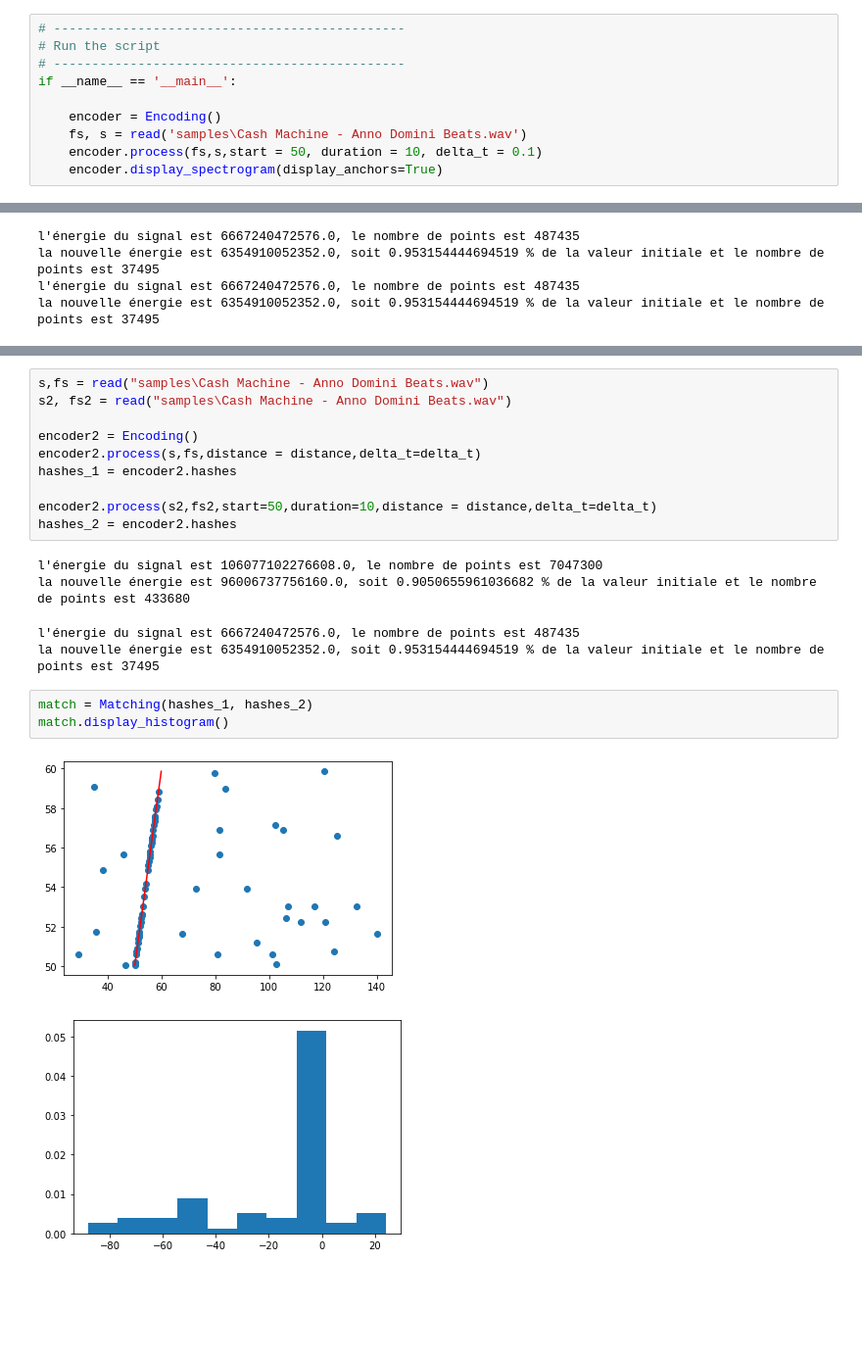
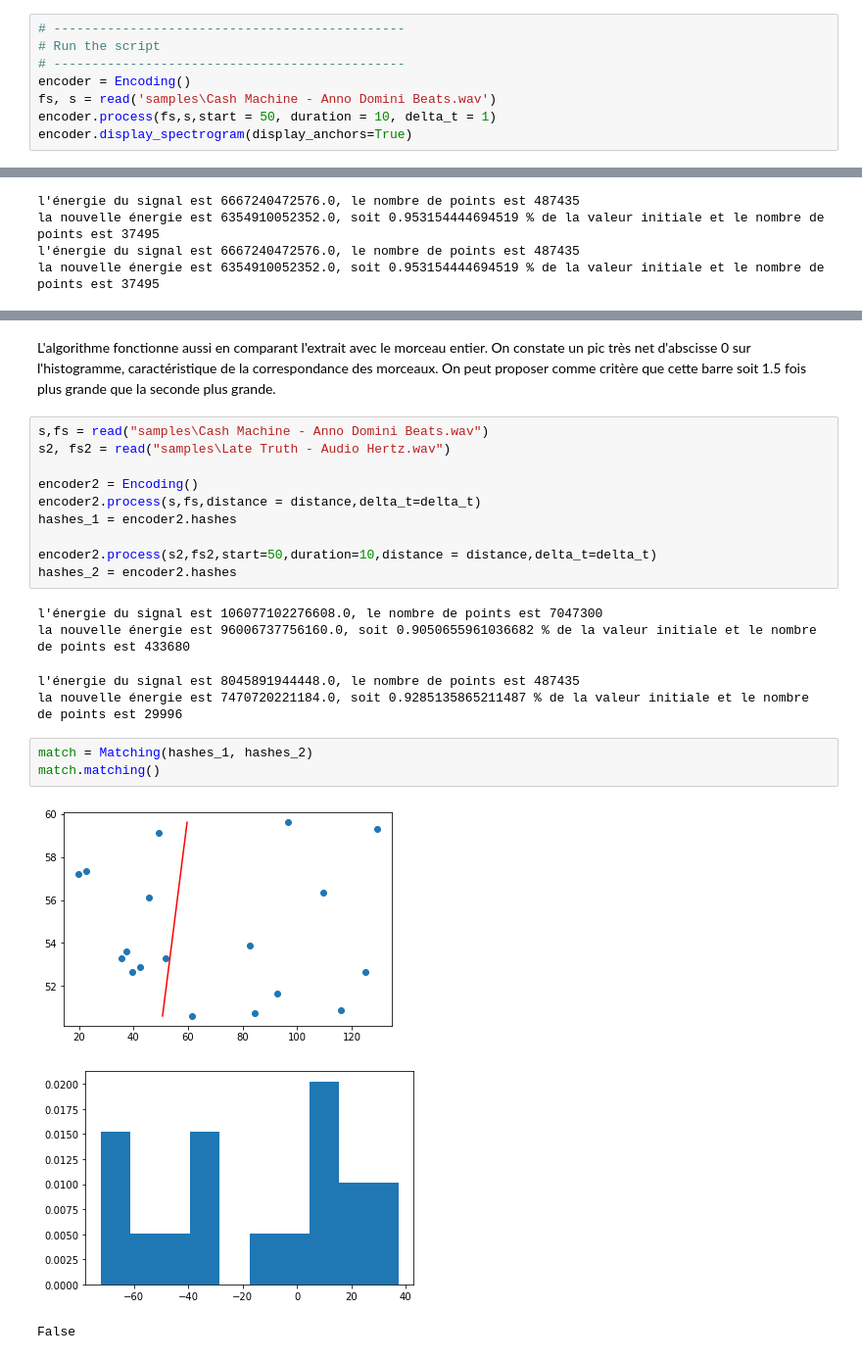
Before and after one commit to KilianPrvst/Projet_TDS, a Jupyter notebook: cr.ipynb, the cells around one changed output, grey strips where cells are left out. Shown at 98% size. Cells and saved outputs as stored; diff of their text form; blank space fills up the shorter version.

```diff
--- a/cr.ipynb
+++ b/cr.ipynb
@@ -167,12 +171,10 @@ class Encoding:
 # ----------------------------------------------
 # Run the script
 # ----------------------------------------------
-if __name__ == '__main__':
-
-    encoder = Encoding()
-    fs, s = read('samples\Cash Machine - Anno Domini Beats.wav')
-    encoder.process(fs,s,start = 50, duration = 10, delta_t = 0.1)
-    encoder.display_spectrogram(display_anchors=True)
+encoder = Encoding()
+fs, s = read('samples\Cash Machine - Anno Domini Beats.wav')
+encoder.process(fs,s,start = 50, duration = 10, delta_t = 1)
+encoder.display_spectrogram(display_anchors=True)
 # %% [output]
 l'énergie du signal est 6667240472576.0, le nombre de points est 487435
 la nouvelle énergie est 6354910052352.0, soit 0.953154444694519 % de la valeur initiale et le nombre de points est 37495
@@ -395,6 +476,8 @@ match.display_histogram()
+# %% [markdown]
+L'algorithme fonctionne aussi en comparant l'extrait avec le morceau entier. On constate un pic très net d'abscisse 0 sur l'histogramme, caractéristique de la correspondance des morceaux. On peut proposer comme critère que cette barre soit 1.5 fois plus grande que la seconde plus grande.
 # %%
 s,fs = read("samples\Cash Machine - Anno Domini Beats.wav")
-s2, fs2 = read("samples\Cash Machine - Anno Domini Beats.wav")
+s2, fs2 = read("samples\Late Truth - Audio Hertz.wav")
 
 encoder2 = Encoding()
 encoder2.process(s,fs,distance = distance,delta_t=delta_t)
@@ -405,11 +488,12 @@ hashes_2 = encoder2.hashes
 # %% [output]
 l'énergie du signal est 106077102276608.0, le nombre de points est 7047300
 la nouvelle énergie est 96006737756160.0, soit 0.9050655961036682 % de la valeur initiale et le nombre de points est 433680
-l'énergie du signal est 6667240472576.0, le nombre de points est 487435
-la nouvelle énergie est 6354910052352.0, soit 0.953154444694519 % de la valeur initiale et le nombre de points est 37495
+l'énergie du signal est 8045891944448.0, le nombre de points est 487435
+la nouvelle énergie est 7470720221184.0, soit 0.9285135865211487 % de la valeur initiale et le nombre de points est 29996
 # %%
 match = Matching(hashes_1, hashes_2)
-match.display_histogram()
+match.matching()
 # %% [output]
-[figure, old version]
+[figure, new version]
-[figure, old version]
+[figure, new version]
+False
```
Also changed, not shown: parts of 20 cells of this notebook.
